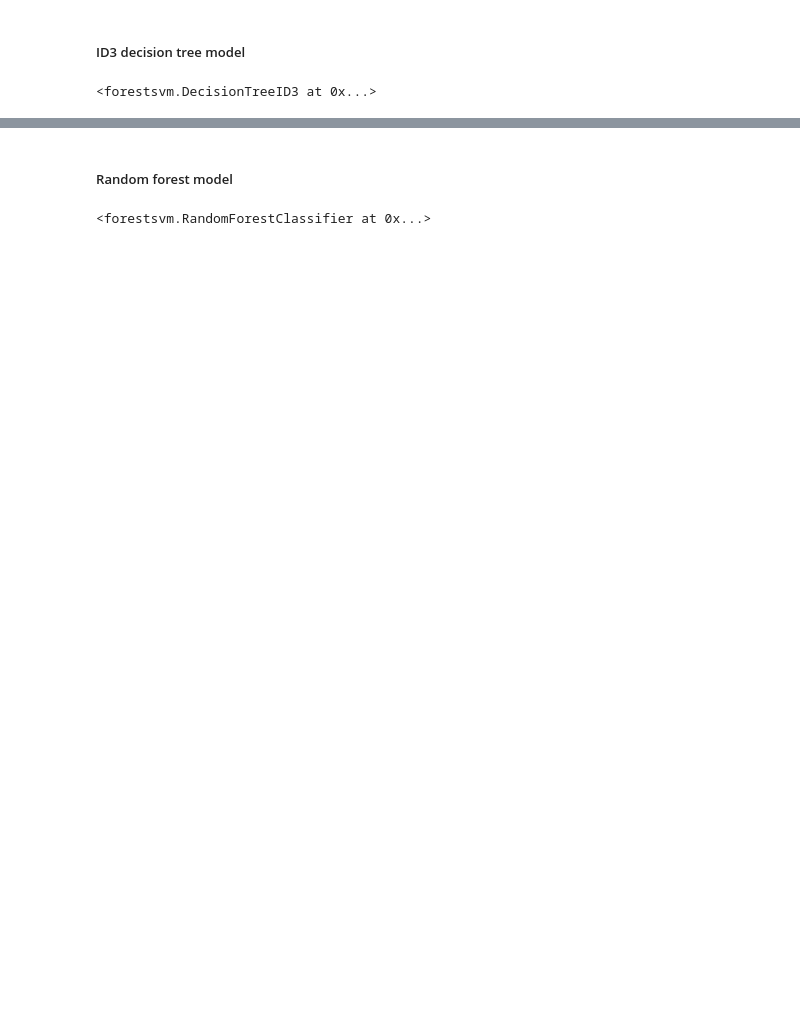
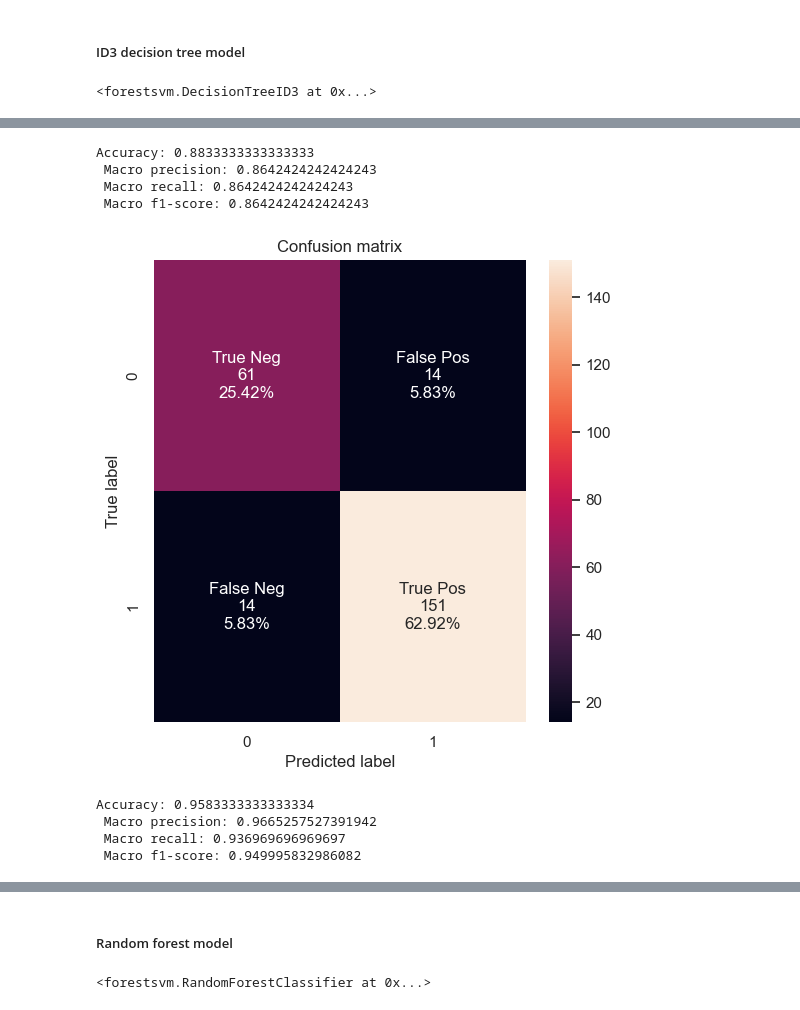
Before and after one commit to JakubSzczepanowski/ForestSVM, a Jupyter notebook: kod/experiments.ipynb, the cells around one changed output, grey strips where cells are left out. Drawn from its saved outputs; the diff is of its cells as text; code cells hidden in the pictures; blank space fills up the shorter version.

```diff
--- a/kod/experiments.ipynb
+++ b/kod/experiments.ipynb
@@ -750,0 +725,26 @@ Macro f1-score: 1.0
+# %%
+from sklearn.tree import DecisionTreeClassifier
+from sklearn.ensemble import RandomForestClassifier
+
+skl_tree_classifier = DecisionTreeClassifier()
+skl_tree_classifier.fit(X_train,np.array(y_train))
+
+y_test_pred = skl_tree_classifier.predict(X_test)
+metrics(y_test, y_test_pred)
+
+
+skl_forest_classifier = RandomForestClassifier()
+skl_forest_classifier.fit(X_train,np.array(y_train))
+
+y_test_pred = skl_forest_classifier.predict(X_test)
+metrics(y_test, y_test_pred)
+# %% [output]
+Accuracy: 0.8833333333333333
+ Macro precision: 0.8642424242424243
+ Macro recall: 0.8642424242424243
+ Macro f1-score: 0.8642424242424243
+[figure, added]
+Accuracy: 0.9583333333333334
+ Macro precision: 0.9665257527391942
+ Macro recall: 0.936969696969697
+ Macro f1-score: 0.949995832986082
```
Also changed, not shown: parts of 53 cells of this notebook, 1 other file.
